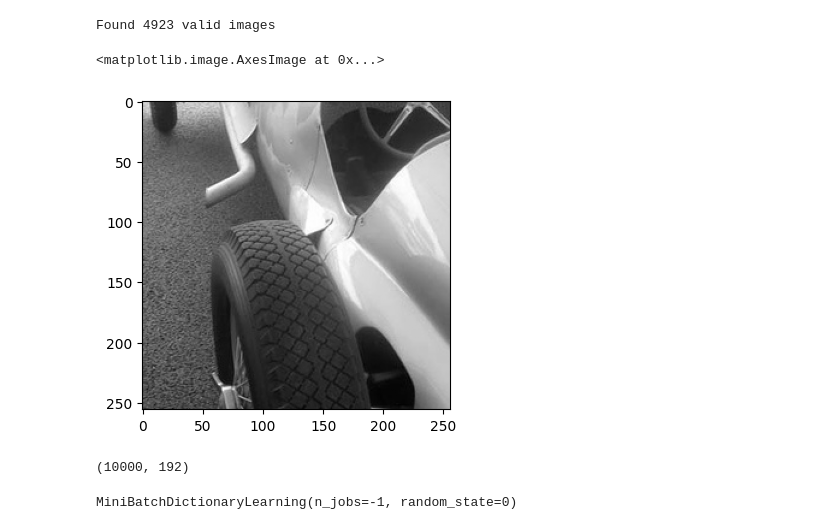
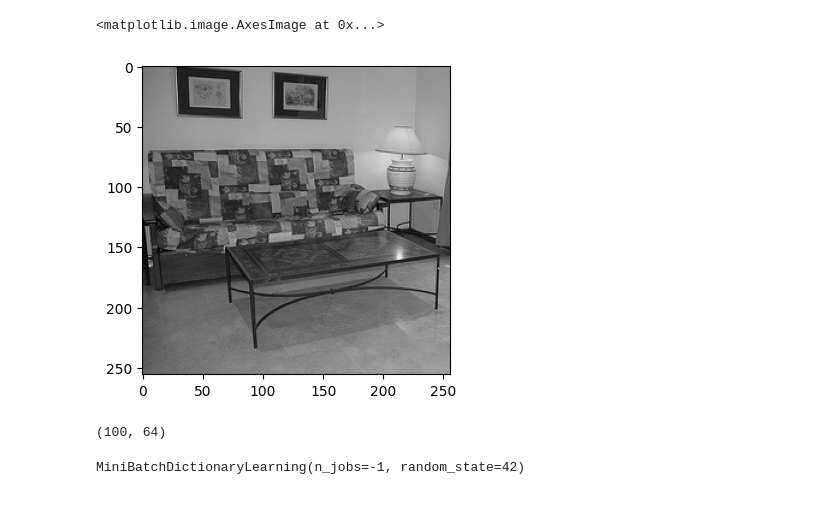
Before and after one commit to silvanusbordignon/siv, a Jupyter notebook: training.ipynb, the cells around one changed output. Saved outputs shown, nothing was run; the diff lists cells and outputs as text; code cells hidden in the pictures.

```diff
--- a/training.ipynb
+++ b/training.ipynb
@@ -71,17 +100,10 @@ def generate_patch(path, height, width, verbose=False):
     return patch
 # %%
-# Let's generate a patch a plot it to check the correctness of the function
+# Let's generate a patch and plot it to check the correctness of the function
 
-import numpy
-import cv2
+patch = generate_patch(path + "/VOCtrainval_06-Nov-2007/VOCdevkit/VOC2007/JPEGImages", 256, 256, seed=SEED)
 
-patch = generate_patch(path + "/VOCtrainval_06-Nov-2007/VOCdevkit/VOC2007/JPEGImages", 256, 256, True)
-
-open_cv_patch = numpy.array(patch)
-open_cv_patch = cv2.cvtColor(open_cv_patch, cv2.COLOR_RGB2GRAY)
-
-plt.imshow(open_cv_patch, cmap='grey')
+plt.imshow(patch,"grey")
 # %% [output]
-Found 4923 valid images
+<matplotlib.image.AxesImage at 0x...>
-<matplotlib.image.AxesImage at 0x...>
-[figure, old version]
+[figure, new version]
@@ -88,26 +269,17 @@ Found 4923 valid images
 # %%
 from sklearn.decomposition import MiniBatchDictionaryLearning
 
-# Initialize an empty list to store patches
-patches = []
+dataset=generate_patches2(path + "/VOCtrainval_06-Nov-2007/VOCdevkit/VOC2007/JPEGImages",
+                         8, 8, 10**2, False, seed=SEED)
 
-for i in range(10**4):
-    patch = generate_patch(path + "/VOCtrainval_06-Nov-2007/VOCdevkit/VOC2007/JPEGImages", 8, 8, False)
-    patch = numpy.array(patch).flatten()  # Flatten the patch to a 1D array
-    patches.append(patch)
+# Check the shape of the dataset
+print(dataset.shape)
 
-# Convert the list of patches to a numpy array
-dataset = numpy.array(patches)
-
-print(dataset.shape)  # Check the shape of the dataset
-
-ALPHA = 1
-BATCH_SIZE = 256
-SEED = 0
-
-model = MiniBatchDictionaryLearning(alpha=ALPHA, max_iter=1000, n_jobs=-1, fit_algorithm='lars', batch_size=BATCH_SIZE, random_state=SEED)
+# train the dictionary
+model = MiniBatchDictionaryLearning(alpha=ALPHA, max_iter=1000, n_jobs=-1, fit_algorithm='lars',
+                                   batch_size=BATCH_SIZE, random_state=SEED)
 model.fit(dataset)
 # %% [output]
-(10000, 192)
+(100, 64)
-MiniBatchDictionaryLearning(n_jobs=-1, random_state=0)
+MiniBatchDictionaryLearning(n_jobs=-1, random_state=42)
 # %%
```
Also changed, not shown: parts of 10 cells of this notebook.
